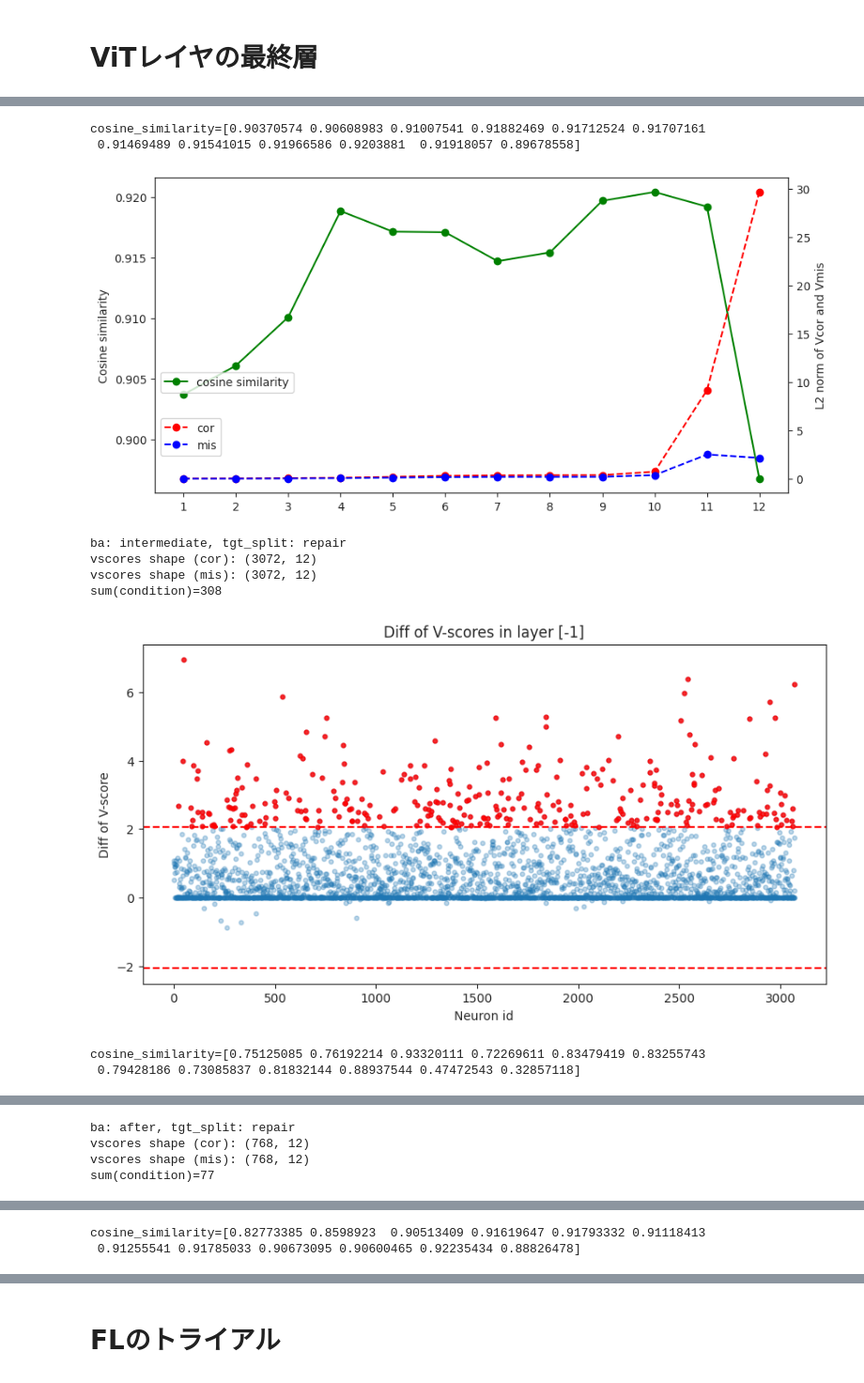
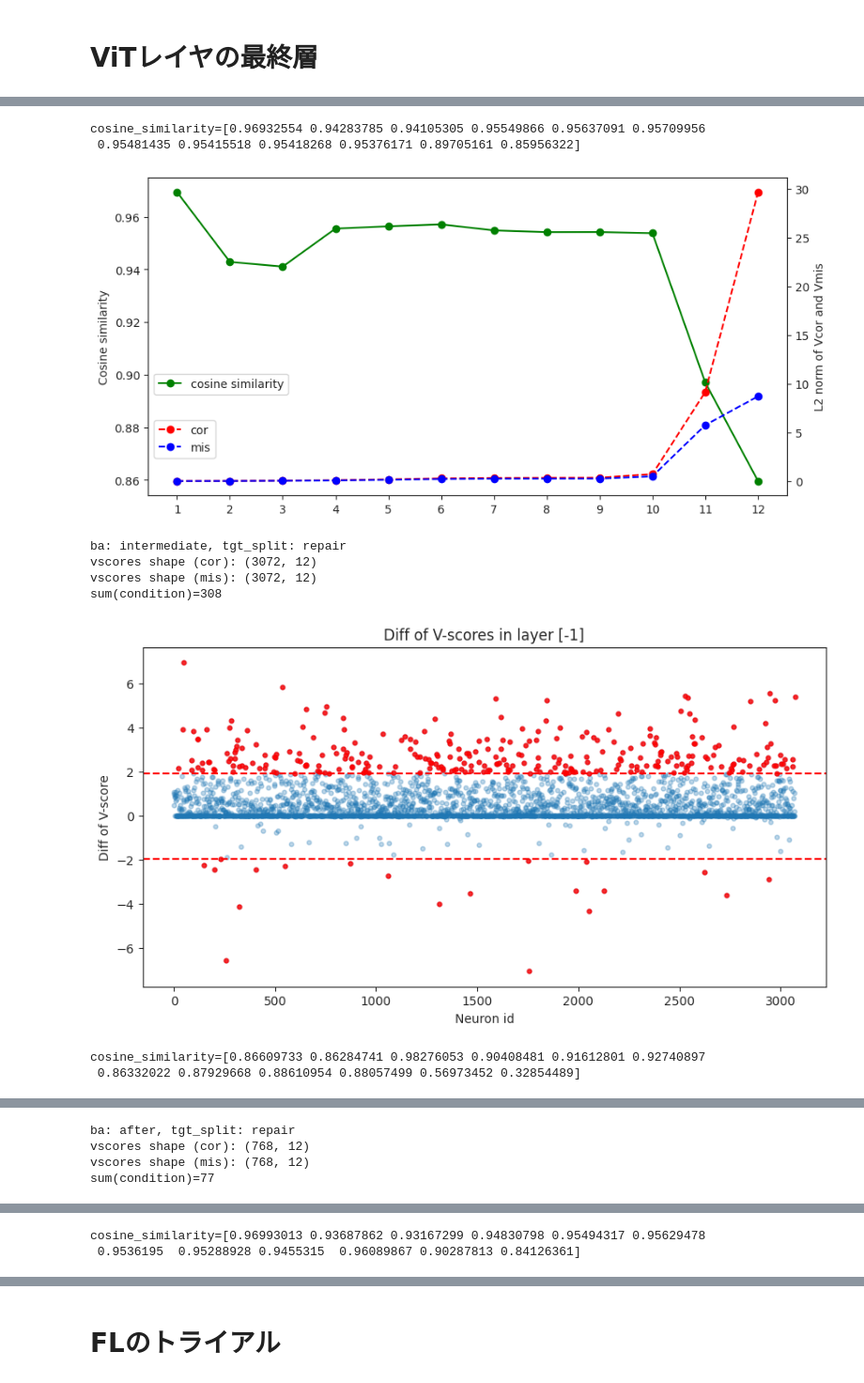
Before and after one commit to posl/RepTran-replication, a Jupyter notebook: src/007c_check_vscore_before_after_tendency.ipynb, the cells around one changed output, grey strips where cells are left out. Shown at 94% size. Cells and saved outputs as stored; diff of their text form; code cells hidden in the pictures.

```diff
--- a/src/007c_check_vscore_before_after_tendency.ipynb
+++ b/src/007c_check_vscore_before_after_tendency.ipynb
@@ -23,6 +56,7 @@ Device: cuda
 ds_name = "c100"
 k = 0
 tgt_rank = 1
+misclf_type = "tgt"
 # pretrained modelのロード
 pretrained_dir = getattr(ViTExperiment, ds_name).OUTPUT_DIR.format(k=k)
 model = ViTForImageClassification.from_pretrained(pretrained_dir).to(device)
@@ -56,8 +90,15 @@ with open(os.path.join(misclf_info_dir, f"{tgt_split}_mis_indices.pkl"), "rb") a
 # ランキングのロード
 with open(os.path.join(misclf_info_dir, f"{tgt_split}_mis_ranking.pkl"), "rb") as f:
     mis_ranking = pickle.load(f)
-# ランキングから対象の誤分類情報を取り出す
-slabel, tlabel, mis = mis_ranking[tgt_rank-1]
-tgt_mis_indices = mis_indices[slabel][tlabel]
-print(f"tgt_misclf: {slabel} -> {tlabel}, len(tgt_mis_indices): {len(tgt_mis_indices)}")
+# メトリクスのロード
+with open(os.path.join(misclf_info_dir, f"{tgt_split}_met_dict.pkl"), "rb") as f:
+    met_dict = pickle.load(f)
+# 修復対象の選択
+if misclf_type == "src_tgt":
+    slabel, tlabel, tgt_mis_indices = src_tgt_selection(mis_ranking, mis_indices, tgt_rank)
+    tgt_mis_indices = mis_indices[slabel][tlabel]
+    print(f"tgt_misclf: {slabel} -> {tlabel}, len(tgt_mis_indices): {len(tgt_mis_indices)}")
+elif misclf_type == "tgt":
+    tlabel, tgt_mis_indices = tgt_selection(met_dict, mis_indices, tgt_rank, used_met="f1")
+    print(f"tgt_misclf: {tlabel}, len(tgt_mis_indices): {len(tgt_mis_indices)}")
 # %% [output]
@@ -79,7 +120,10 @@ for ba, vscore_dir in zip(["before", "intermediate", "after"], [vscore_before_di
         if cor_mis == "cor":
             vscore_save_path = os.path.join(vscore_dir, f"vscore_l1tol{end_li}_all_label_{ds_type}_{cor_mis}.npy")
         else:
-            vscore_save_path = os.path.join(vscore_dir, f"vscore_l1tol{end_li}_{slabel}to{tlabel}_{ds_type}_{cor_mis}.npy")
+            if misclf_type == "src_tgt":
+                vscore_save_path = os.path.join(vscore_dir, f"vscore_l1tol{end_li}_{slabel}to{tlabel}_{ds_type}_{cor_mis}.npy")
+            elif misclf_type == "tgt":
+                vscore_save_path = os.path.join(vscore_dir, f"vscore_l1tol{end_li}_{tlabel}_{ds_type}_{cor_mis}.npy")
         vscores = np.load(vscore_save_path)
         vmap_dic[tgt_split][cor_mis] = vscores.T
         print(f"vscores shape ({cor_mis}): {vmap_dic[tgt_split][cor_mis].shape}")
@@ -165,7 +209,10 @@ for ba, vscore_dir in zip(["before", "intermediate", "after"], [vscore_before_di
         if cor_mis == "cor":
             vscore_save_path = os.path.join(vscore_dir, f"vscore_l1tol{end_li}_all_label_{ds_type}_{cor_mis}.npy")
         else:
-            vscore_save_path = os.path.join(vscore_dir, f"vscore_l1tol{end_li}_{slabel}to{tlabel}_{ds_type}_{cor_mis}.npy")
+            if misclf_type == "src_tgt":
+                vscore_save_path = os.path.join(vscore_dir, f"vscore_l1tol{end_li}_{slabel}to{tlabel}_{ds_type}_{cor_mis}.npy")
+            elif misclf_type == "tgt":
+                vscore_save_path = os.path.join(vscore_dir, f"vscore_l1tol{end_li}_{tlabel}_{ds_type}_{cor_mis}.npy")
         vscores = np.load(vscore_save_path)
         vmap_dic[tgt_split][cor_mis] = vscores.T
         print(f"vscores shape ({cor_mis}): {vmap_dic[tgt_split][cor_mis].shape}")
@@ -218,10 +265,10 @@ sum(condition)=77
-cosine_similarity=[0.90370574 0.90608983 0.91007541 0.91882469 0.91712524 0.91707161
- 0.91469489 0.91541015 0.91966586 0.9203881  0.91918057 0.89678558]
+cosine_similarity=[0.96932554 0.94283785 0.94105305 0.95549866 0.95637091 0.95709956
+ 0.95481435 0.95415518 0.95418268 0.95376171 0.89705161 0.85956322]
-[figure, old version]
+[figure, new version]
 ba: intermediate, tgt_split: repair
 vscores shape (cor): (3072, 12)
 vscores shape (mis): (3072, 12)
 sum(condition)=308
-[figure, old version]
+[figure, new version]
-cosine_similarity=[0.75125085 0.76192214 0.93320111 0.72269611 0.83479419 0.83255743
- 0.79428186 0.73085837 0.81832144 0.88937544 0.47472543 0.32857118]
+cosine_similarity=[0.86609733 0.86284741 0.98276053 0.90408481 0.91612801 0.92740897
+ 0.86332022 0.87929668 0.88610954 0.88057499 0.56973452 0.32854489]
@@ -234,2 +281,2 @@ sum(condition)=77
-cosine_similarity=[0.82773385 0.8598923  0.90513409 0.91619647 0.91793332 0.91118413
- 0.91255541 0.91785033 0.90673095 0.90600465 0.92235434 0.88826478]
+cosine_similarity=[0.96993013 0.93687862 0.93167299 0.94830798 0.95494317 0.95629478
+ 0.9536195  0.95288928 0.9455315  0.96089867 0.90287813 0.84126361]
```
Also changed, not shown: parts of 8 cells of this notebook, 5 other files.
